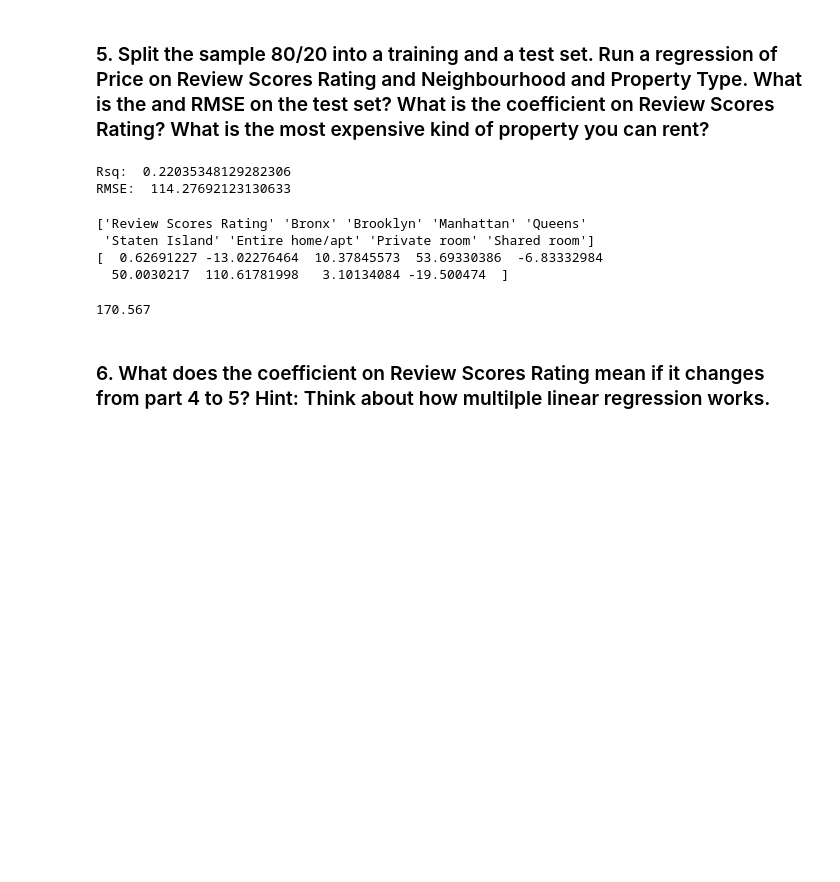
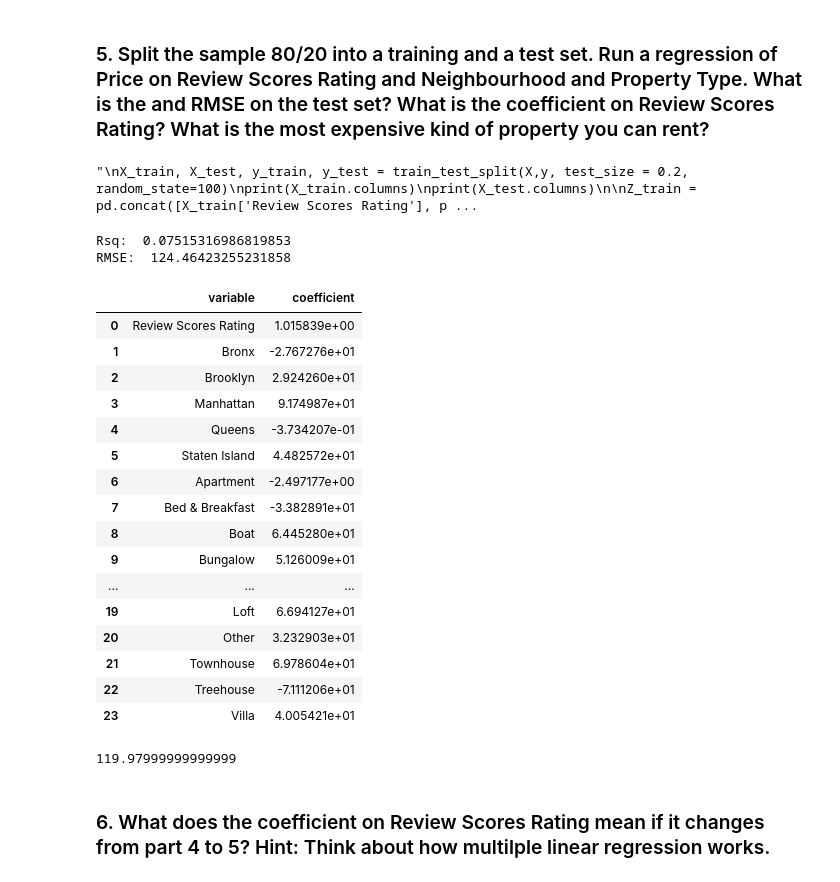
Before and after one commit to Catherine-Nguyen88/linearRegression, a Jupyter notebook: assignment.ipynb, the cells around one changed output. Drawn from its saved outputs; the diff is of its cells as text; code cells hidden in the pictures; blank space fills up the shorter version.

```diff
--- a/assignment.ipynb
+++ b/assignment.ipynb
@@ -165,38 +165,74 @@ print(reg.coef_)
 # %% [markdown]
 ### 5. Split the sample 80/20 into a training and a test set. Run a regression of Price on Review Scores Rating and Neighbourhood  and Property Type. What is the and RMSE on the test set? What is the coefficient on Review Scores Rating? What is the most expensive kind of property you can rent?
 # %%
-X = df.loc[:, ['Review Scores Rating', 'Neighbourhood ', 'Room Type']]
+X = df.loc[:, ['Review Scores Rating', 'Neighbourhood ', 'Property Type']]
 y = df['Price']
 
+X = pd.concat([X['Review Scores Rating'], pd.get_dummies(X['Neighbourhood '], dtype='int'), pd.get_dummies(X['Property Type'], dtype='int')], axis = 1)
+
 X_train, X_test, y_train, y_test = train_test_split(X,y, test_size = 0.2, random_state=100)
+# print(X_train.columns)
+# print(X_test.columns)
 
-Z_train = pd.concat([X_train['Review Scores Rating'], pd.get_dummies(X_train['Neighbourhood '], dtype='int'), pd.get_dummies(X_train['Room Type'], dtype='int')], axis = 1)
-Z_test = pd.concat([X_test['Review Scores Rating'], pd.get_dummies(X_test['Neighbourhood '], dtype='int'), pd.get_dummies(X_test['Room Type'], dtype='int')], axis = 1)
+reg = linear_model.LinearRegression(fit_intercept = False).fit(X_train, y_train)
+
+"""
+X_train, X_test, y_train, y_test = train_test_split(X,y, test_size = 0.2, random_state=100)
+print(X_train.columns)
+print(X_test.columns)
+
+Z_train = pd.concat([X_train['Review Scores Rating'], pd.get_dummies(X_train['Neighbourhood '], dtype='int'), pd.get_dummies(X_train['Property Type'], dtype='int')], axis = 1)
+print(Z_train.columns)
+Z_test = pd.concat([X_test['Review Scores Rating'], pd.get_dummies(X_test['Neighbourhood '], dtype='int'), pd.get_dummies(X_test['Property Type'], dtype='int')], axis = 1)
+print(Z_test.columns)
 reg = linear_model.LinearRegression(fit_intercept = False).fit(Z_train, y_train)
+"""
+# %% [output]
+"\nX_train, X_test, y_train, y_test = train_test_split(X,y, test_size = 0.2, random_state=100)\nprint(X_train.columns)\nprint(X_test.columns)\n\nZ_train = pd.concat([X_train['Review Scores Rating'], p ...
 # %%
-y_hat = reg.predict(Z_test)
+"""y_hat = reg.predict(Z_test)
 print('Rsq: ', reg.score(Z_test, y_test))
 rmse = np.sqrt(np.mean((y_test-y_hat)**2))
 print('RMSE: ', rmse)
+"""
+y_hat = reg.predict(X_test)
+print('Rsq: ', reg.score(X_test, y_test))
+rmse = np.sqrt(np.mean((y_test-y_hat)**2))
+print('RMSE: ', rmse)
 # %% [output]
-Rsq:  0.22035348129282306
-RMSE:  114.27692123130633
+Rsq:  0.07515316986819853
+RMSE:  124.46423255231858
 # %%
-print(reg.feature_names_in_)
-print(reg.coef_)
+# print(reg.feature_names_in_)
+# print(reg.coef_)
+results = pd.DataFrame({'variable':reg.feature_names_in_, 'coefficient': reg.coef_}) # Regression coefficients
+results
 # %% [output]
-['Review Scores Rating' 'Bronx' 'Brooklyn' 'Manhattan' 'Queens'
- 'Staten Island' 'Entire home/apt' 'Private room' 'Shared room']
-[  0.62691227 -13.02276464  10.37845573  53.69330386  -6.83332984
-  50.0030217  110.61781998   3.10134084 -19.500474  ]
+|  | variable | coefficient |
+| 0 | Review Scores Rating | 1.015839e+00 |
+| 1 | Bronx | -2.767276e+01 |
+| 2 | Brooklyn | 2.924260e+01 |
+| 3 | Manhattan | 9.174987e+01 |
+| 4 | Queens | -3.734207e-01 |
+| 5 | Staten Island | 4.482572e+01 |
+| 6 | Apartment | -2.497177e+00 |
+| 7 | Bed & Breakfast | -3.382891e+01 |
+| 8 | Boat | 6.445280e+01 |
+| 9 | Bungalow | 5.126009e+01 |
+| ... | ... | ... |
+| 19 | Loft | 6.694127e+01 |
+| 20 | Other | 3.232903e+01 |
+| 21 | Townhouse | 6.978604e+01 |
+| 22 | Treehouse | -7.111206e+01 |
+| 23 | Villa | 4.005421e+01 |
 # %%
-# The Rsq and RMSE values can be wseen in the output above.
-# The coefficient on Review Scores Rating is 0.627.
-# The most expensive property you can rent is an Entire home/apt on Manhattan at $170.57.
-# Manhattan coeff + entire home/apt coeff + 100*review scores rating coeff
-110.617+53.69+100*.0626
+# The Rsq and RMSE values can be seen in the output above.
+# The coefficient on Review Scores Rating is 1.0158.
+# The most expensive property you can rent is a condo on Manhattan at $119.98.
+# Manhattan coeff + condo + 100*review scores rating coeff
+9.17+9.23+100*1.0158
 # %% [output]
-170.567
+119.97999999999999
 # %% [markdown]
 ### 6. What does the coefficient on Review Scores Rating mean if it changes from part 4 to 5? Hint: Think about how multilple linear regression works.
 # %%
```
Also changed, not shown: parts of 1 cell of this notebook.
